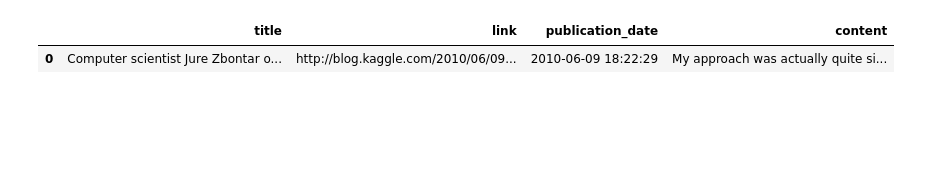
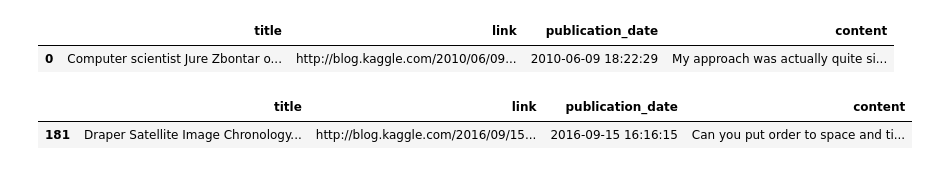
Before and after one commit to SaadCodes247/Kaggle-Winners-Blog-Reader, a Jupyter notebook: kaggle_interview_reader.ipynb, the cells around one changed output. Cells and saved outputs as stored; diff of their text form; code cells hidden in the pictures; blank space fills up the shorter version.

Commit message:
checkpoint: printing out article content and title works

```diff
--- a/kaggle_interview_reader.ipynb
+++ b/kaggle_interview_reader.ipynb
@@ -3,9 +3,15 @@ import pandas as pd
 from bs4 import BeautifulSoup
 # %%
 df = pd.read_csv(r"C:\Users\Sahm9\Work\Github\projects\kaggle_interviews_reader\WinnersInterviewBlogPosts.csv")
+pd.set_option('display.max_colwidth', None)
 # %%
 df.head(1)
 # %% [output]
 |  | title | link | publication_date | content |
 | 0 | Computer scientist Jure Zbontar o... | http://blog.kaggle.com/2010/06/09... | 2010-06-09 18:22:29 | My approach was actually quite si... |
+# %%
+df.tail(1)
+# %% [output]
+|  | title | link | publication_date | content |
+| 181 | Draper Satellite Image Chronology... | http://blog.kaggle.com/2016/09/15... | 2016-09-15 16:16:15 | Can you put order to space and ti... |
 # %%
```
Also changed, not shown: parts of 2 cells of this notebook.
